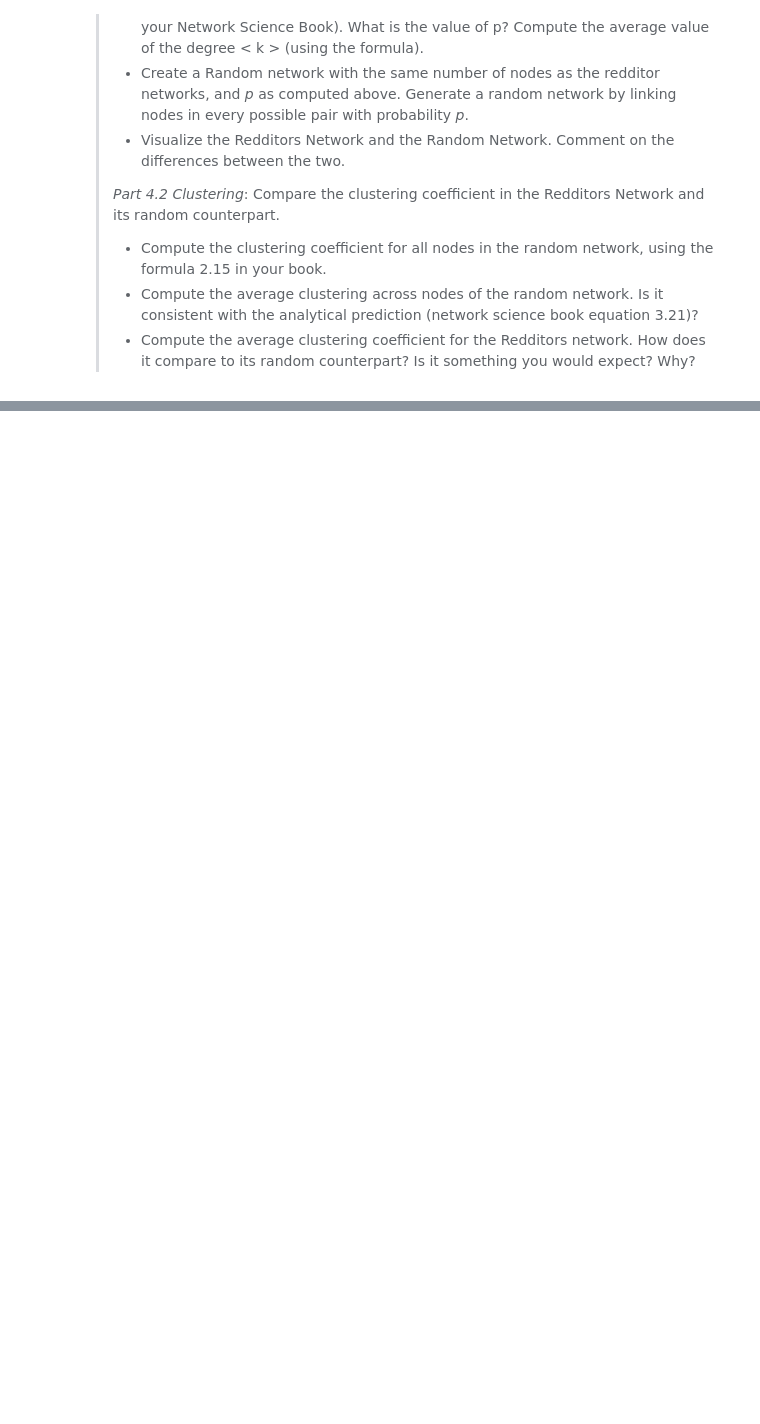
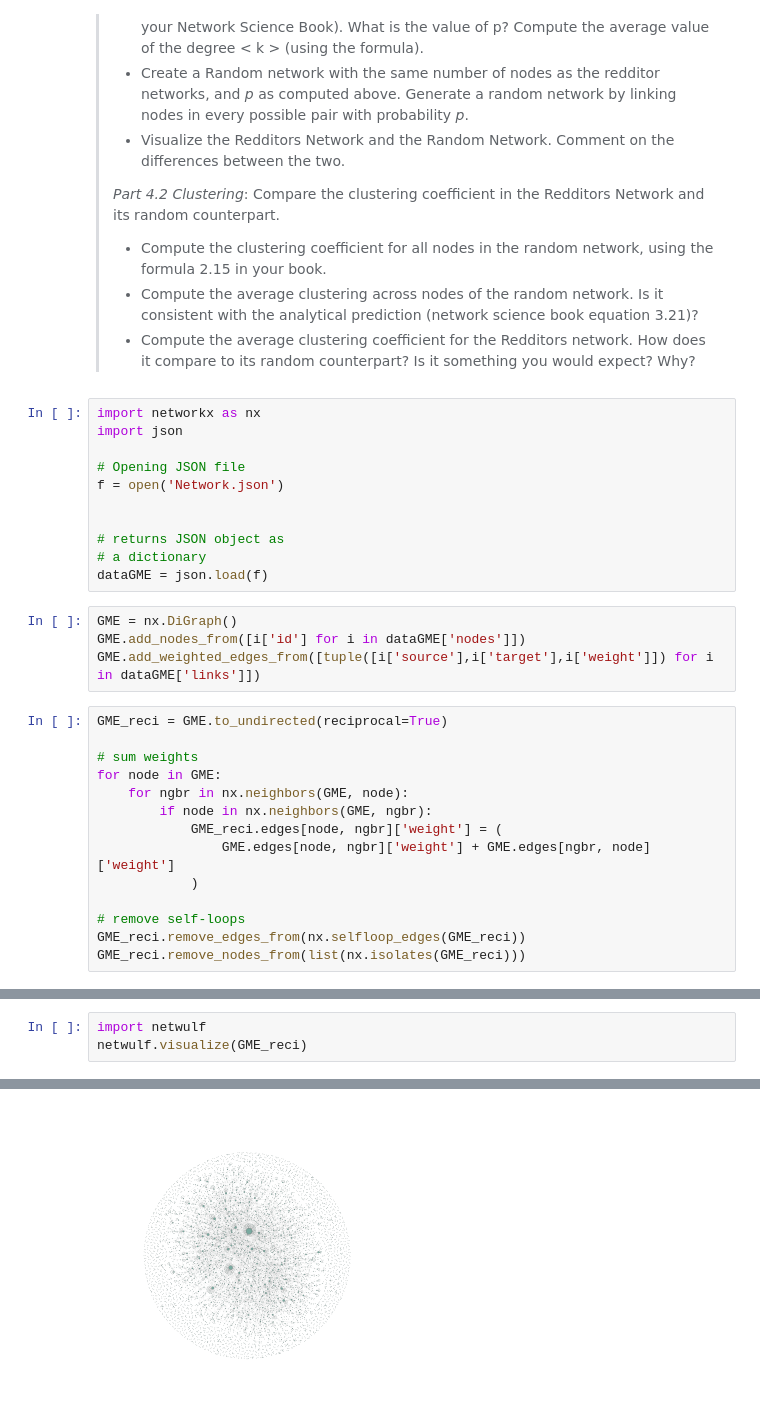
Before and after one commit to TECH-yufu/comsocsci2022-assignment-1, a Jupyter notebook: Assignment1.ipynb, the cells around one changed output, grey strips where cells are left out. Drawn from its saved outputs; the diff is of its cells as text; blank space fills up the shorter version.

```diff
--- a/Assignment1.ipynb
+++ b/Assignment1.ipynb
@@ -381,3 +381,32 @@ For this part of the assignment, consider the directed network of redditors post
 > * Compute the clustering coefficient for all nodes in the random network, using the formula 2.15 in your book.
 > * Compute the average clustering across nodes of the random network. Is it consistent with the analytical prediction (network science book equation 3.21)?
 > * Compute the average clustering coefficient for the Redditors network. How does it compare to its random counterpart? Is it something you would expect? Why?
+# %%
+import networkx as nx
+import json
+
+# Opening JSON file
+f = open('Network.json')
+
+
+# returns JSON object as
+# a dictionary
+dataGME = json.load(f)
+# %%
+GME = nx.DiGraph()
+GME.add_nodes_from([i['id'] for i in dataGME['nodes']])
+GME.add_weighted_edges_from([tuple([i['source'],i['target'],i['weight']]) for i in dataGME['links']])
+# %%
+GME_reci = GME.to_undirected(reciprocal=True)
+
+# sum weights
+for node in GME:
+    for ngbr in nx.neighbors(GME, node):
+        if node in nx.neighbors(GME, ngbr):
+            GME_reci.edges[node, ngbr]['weight'] = (
+                GME.edges[node, ngbr]['weight'] + GME.edges[ngbr, node]['weight']
+            )
+
+# remove self-loops
+GME_reci.remove_edges_from(nx.selfloop_edges(GME_reci))
+GME_reci.remove_nodes_from(list(nx.isolates(GME_reci)))
@@ -383,0 +442,4 @@ For this part of the assignment, consider the directed network of redditors post
+# %%
+import netwulf
+netwulf.visualize(GME_reci)
+# %% [output]
@@ -383,0 +463 @@ For this part of the assignment, consider the directed network of redditors post
+[figure, added]
```
Also changed, not shown: parts of 8 cells of this notebook.
